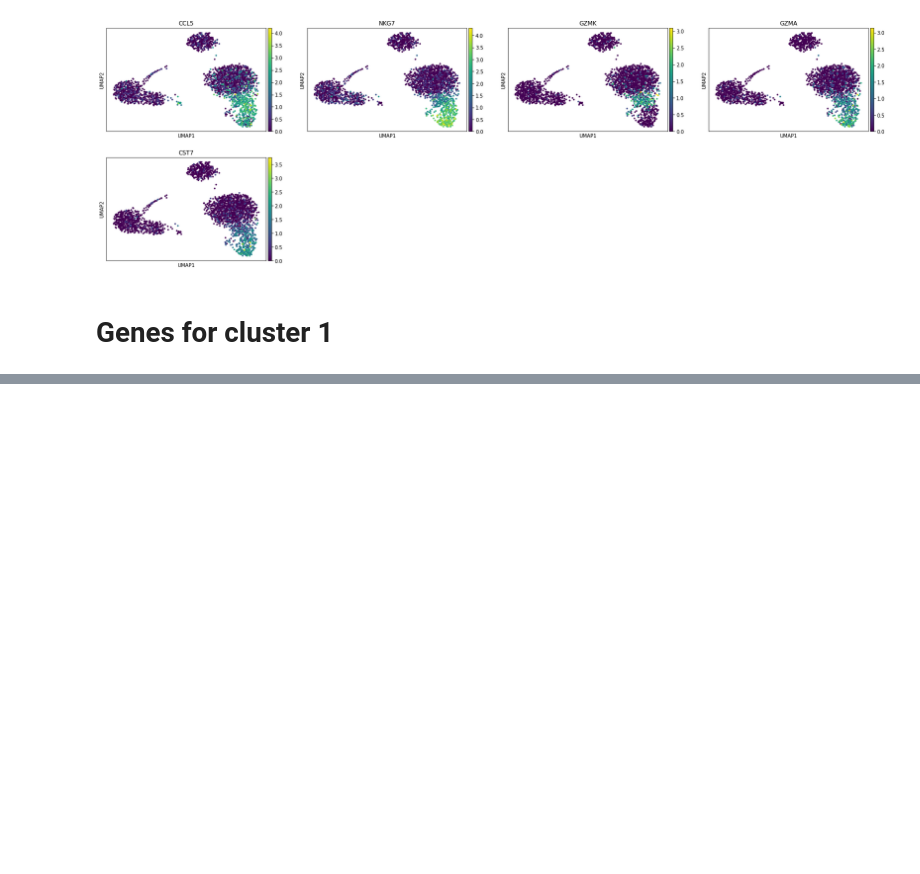
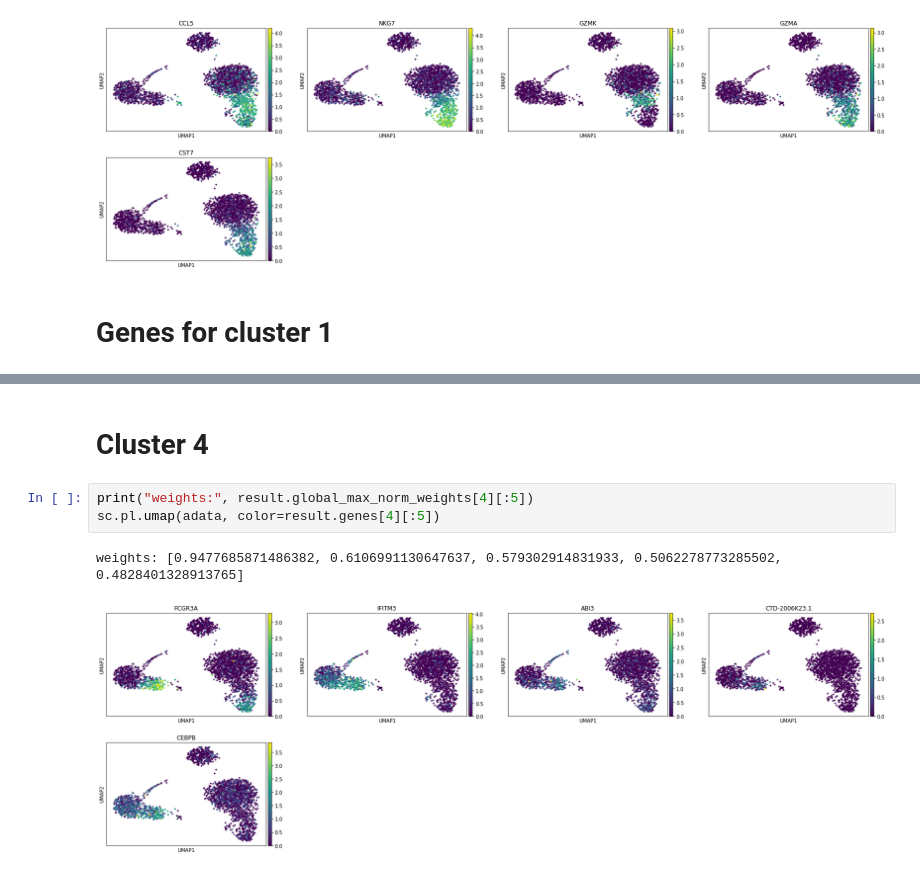
Before and after one commit to tariqdaouda/pcamodules, a Jupyter notebook: demos/pcamodules_demo.ipynb, the cells around one changed output, grey strips where cells are left out. Cells and saved outputs as stored; diff of their text form; blank space fills up the shorter version.

```diff
--- a/demos/pcamodules_demo.ipynb
+++ b/demos/pcamodules_demo.ipynb
@@ -54,0 +84,8 @@ weights: [1.0, 0.798719272383463, 0.7221169969960451, 0.7116537413790083, 0.7049
+# %% [markdown]
+# Cluster 4
+# %%
+print("weights:", result.global_max_norm_weights[4][:5])
+sc.pl.umap(adata, color=result.genes[4][:5])
+# %% [output]
+weights: [0.9477685871486382, 0.6106991130647637, 0.579302914831933, 0.5062278773285502, 0.4828401328913765]
+[figure, added]
```
Also changed, not shown: parts of 11 cells of this notebook, 1 other file.
